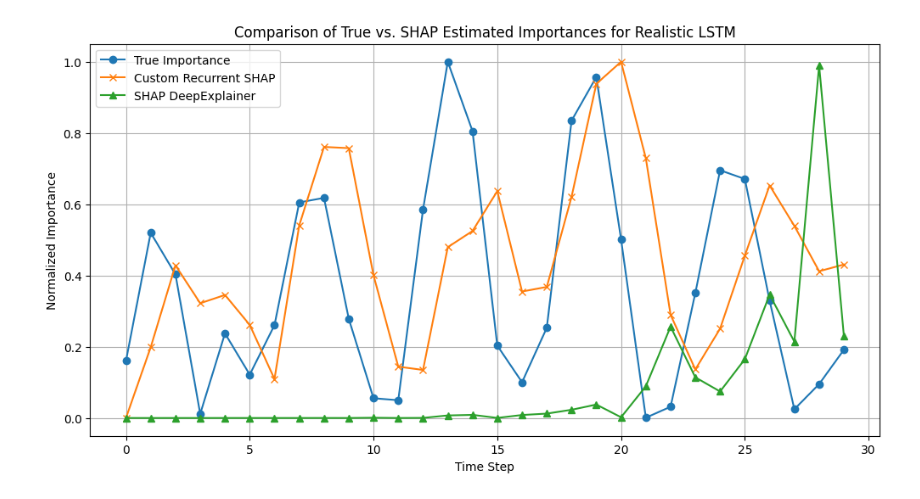
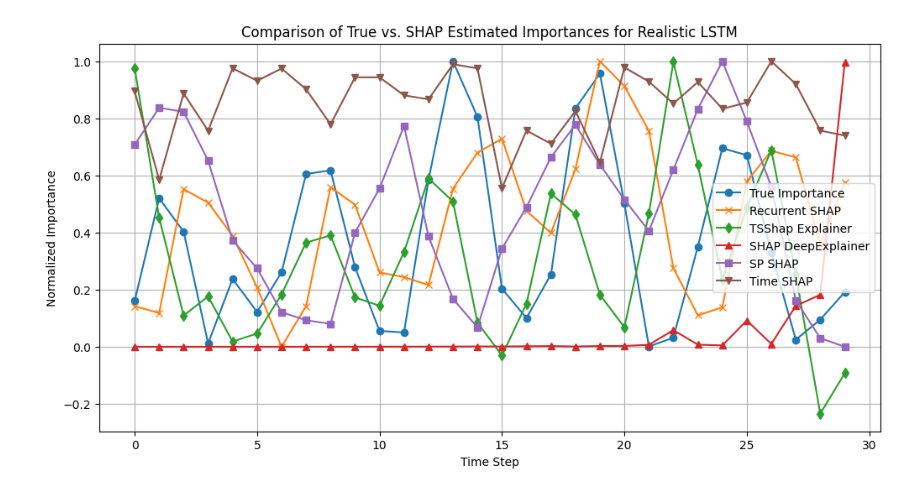
Before and after one commit to niyangbai/enhanced_shap, a Jupyter notebook: examples/explain_sequential_model.ipynb, the cells around one changed output. Drawn from its saved outputs; the diff is of its cells as text; code cells hidden in the pictures.

Commit message:
update example of lstm shap

```diff
--- a/examples/explain_sequential_model.ipynb
+++ b/examples/explain_sequential_model.ipynb
@@ -67,20 +70,39 @@ for epoch in range(300):  # Increased epochs and realistic settings
     loss.backward()
     optimizer.step()
 # %%
-# Custom SHAP Explanation
-explainer_custom = RecurrentExplainer(model=model)
-shap_custom = explainer_custom.explain(X)
+background = torch.randn(100, X.shape[1], X.shape[2])
+
+# Recurrent SHAP Explanation
+explainer_recurrent = RecurrentExplainer(model=model)
+shap_recurrent = explainer_recurrent.explain(X)
+
+# SP SHAP Explanation
+explainer_sp = SPShapExplainer(model=model)
+shap_sp = explainer_sp.explain(X)
+
+# Time SHAP Explanation
+explainer_time = TimeExplainer(model=model)
+shap_time = explainer_time.explain(X)
+
+# TS SHAP Explanation
+explainer_ts = TSShapExplainer(model=model, background=background)
+shap_ts = explainer_ts.explain(X)
 
 # SHAP DeepExplainer
-background = torch.randn(100, X.shape[1], X.shape[2])
 explainer_shap = shap.DeepExplainer(model, background)
 shap_deep = explainer_shap.shap_values(X)
 
 # Compute estimated importance
-estimated_importance_custom = shap_custom.detach().cpu().numpy().flatten()
+estimated_importance_recurrent = shap_recurrent.detach().cpu().numpy().flatten()
+estimated_importance_sp = shap_sp.detach().cpu().numpy().flatten()
+estimated_importance_time = shap_time.detach().cpu().numpy().flatten()
+estimated_importance_ts = shap_ts.detach().cpu().numpy().flatten()
 estimated_importance_deep = np.abs(shap_deep[0]).flatten()
 
 # Normalize all importance scores
 true_norm = true_importance.numpy()
-est_norm_custom = estimated_importance_custom / (np.abs(estimated_importance_custom).max() + 1e-6)
+est_norm_recurrent = estimated_importance_recurrent / (np.abs(estimated_importance_recurrent).max() + 1e-6)
+est_norm_sp = estimated_importance_sp / (np.abs(estimated_importance_sp).max() + 1e-6)
+est_norm_time = estimated_importance_time / (np.abs(estimated_importance_time).max() + 1e-6)
+est_norm_ts = estimated_importance_ts / (np.abs(estimated_importance_ts).max() + 1e-6)
 est_norm_deep = estimated_importance_deep / (estimated_importance_deep.max() + 1e-6)
@@ -87,14 +111,17 @@ est_norm_deep = estimated_importance_deep / (estimated_importance_deep.max() + 1
 # %%
-# Plot results
+# Plot results with all estimates
 plt.figure(figsize=(12, 6))
 plt.plot(true_norm, label='True Importance', marker='o')
-plt.plot(est_norm_custom, label='Custom Recurrent SHAP', marker='x')
+plt.plot(est_norm_recurrent, label='Recurrent SHAP', marker='x')
+plt.plot(est_norm_ts, label='TSShap Explainer', marker='d')
 plt.plot(est_norm_deep, label='SHAP DeepExplainer', marker='^')
+plt.plot(est_norm_sp, label='SP SHAP', marker='s')
+plt.plot(est_norm_time, label='Time SHAP', marker='v')
 plt.title('Comparison of True vs. SHAP Estimated Importances for Realistic LSTM')
 plt.xlabel('Time Step')
 plt.ylabel('Normalized Importance')
 plt.legend()
 plt.grid(True)
 plt.show()
 # %% [output]
-[figure, old version]
+[figure, new version]
```
Also changed, not shown: parts of 2 cells of this notebook, 3 other files.
